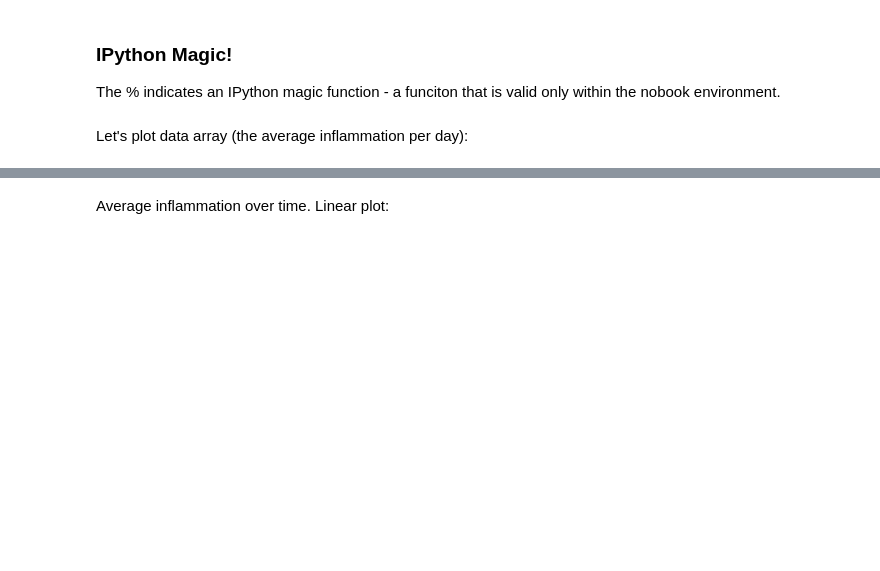
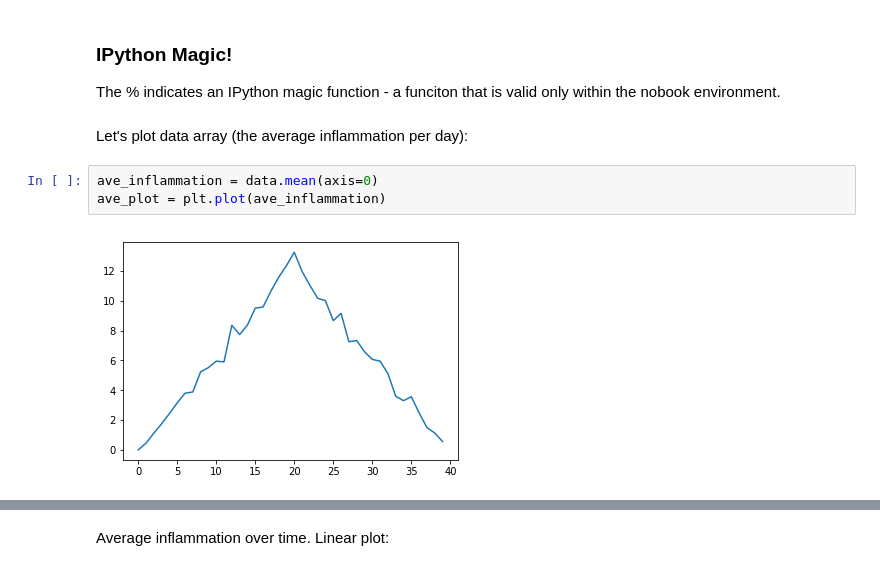
Before and after one commit to iipr-Master-Data-Science/scw_python_cftmat_2018, a Jupyter notebook: programming-with-python/ProgPy_Analyzing_Patient_Data.ipynb, the cells around one changed output, grey strips where cells are left out. Cells and saved outputs as stored; diff of their text form; blank space fills up the shorter version.

```diff
--- a/programming-with-python/ProgPy_Analyzing_Patient_Data.ipynb
+++ b/programming-with-python/ProgPy_Analyzing_Patient_Data.ipynb
@@ -132,3 +326,8 @@ The % indicates an IPython magic function - a funciton that is valid only within
 </div>
 # %% [markdown]
 Let's plot data array (the average inflammation per day):
+# %%
+ave_inflammation = data.mean(axis=0)
+ave_plot = plt.plot(ave_inflammation)
+# %% [output]
+[figure, added]
```
Also changed, not shown: parts of 51 cells of this notebook, 2 other files.
